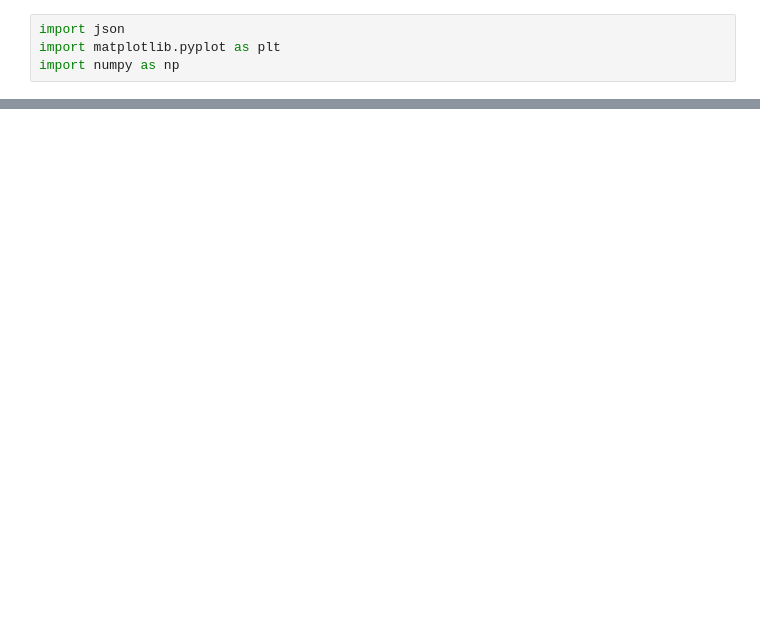
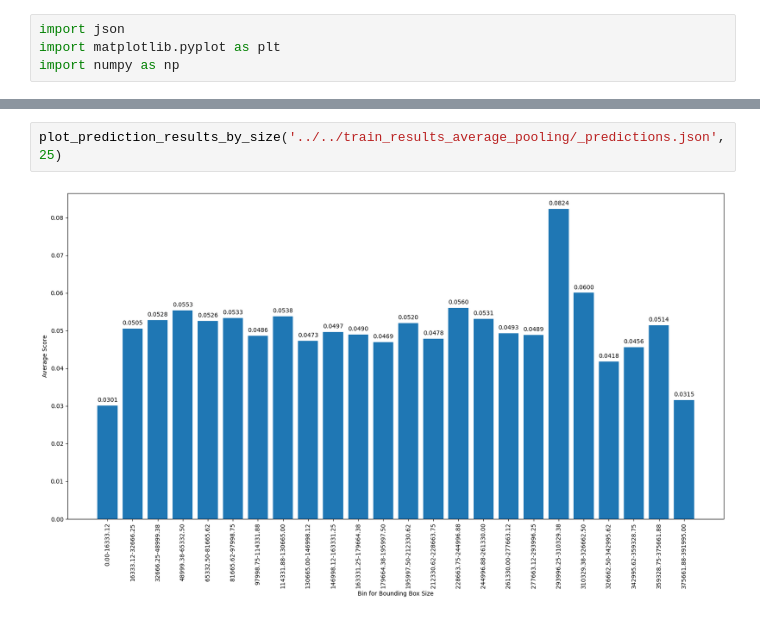
Before and after one commit to Isaacwilliam4/yolov7, a Jupyter notebook: compvision_final_project/notebook/size_dist.ipynb, the cells around one changed output, grey strips where cells are left out. Drawn from its saved outputs; the diff is of its cells as text; blank space fills up the shorter version.

```diff
--- a/compvision_final_project/notebook/size_dist.ipynb
+++ b/compvision_final_project/notebook/size_dist.ipynb
@@ -45,0 +49,4 @@ plot_average_score_bins(areas, scores, 25)
+# %%
+plot_prediction_results_by_size('../../train_results_average_pooling/_predictions.json', 25)
+# %% [output]
+[figure, added]
```
Also changed, not shown: parts of 7 cells of this notebook.
